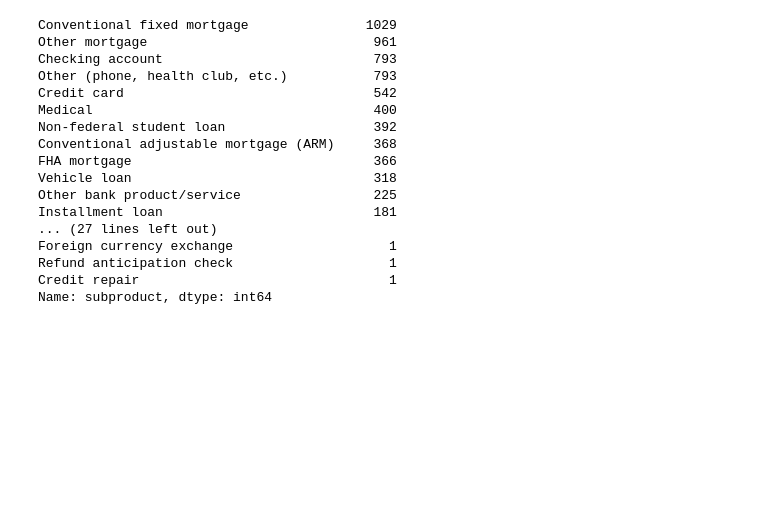
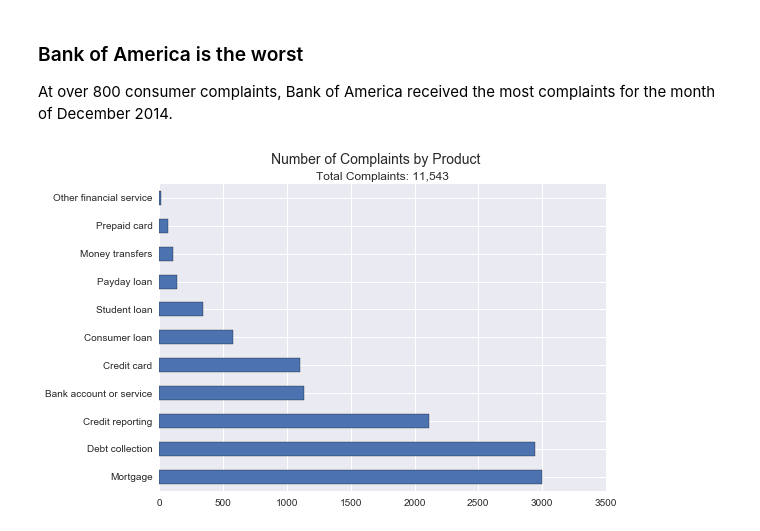
Before and after one commit to katjackson/consumer-complaints, a Jupyter notebook: consumer-complaints.ipynb, the cells around one changed output. Drawn from its saved outputs; the diff is of its cells as text; code cells hidden in the pictures; blank space fills up the shorter version.

```diff
--- a/consumer-complaints.ipynb
+++ b/consumer-complaints.ipynb
@@ -41,21 +35,10 @@ Name: company, dtype: int64
-# %%
-complaints['state'].value_counts()
-complaints['subproduct'].value_counts()
-# %% [output]
-Conventional fixed mortgage               1029
-Other mortgage                             961
-Checking account                           793
-Other (phone, health club, etc.)           793
-Credit card                                542
-Medical                                    400
-Non-federal student loan                   392
-Conventional adjustable mortgage (ARM)     368
-FHA mortgage                               366
-Vehicle loan                               318
-Other bank product/service                 225
-Installment loan                           181
-... (27 lines left out)
-Foreign currency exchange                    1
-Refund anticipation check                    1
-Credit repair                                1
-Name: subproduct, dtype: int64
+# %% [markdown]
+### Bank of America is the worst
+At over 800 consumer complaints, Bank of America received the most complaints for the month of December 2014.
+# %%
+complaints['product'].value_counts().plot(kind='barh')
+plt.suptitle('Number of Complaints by Product', fontsize=14)
+plt.title('Total Complaints: 11,543')
+plt.show()
+# %% [output]
+[figure, added]
```
Also changed, not shown: parts of 7 cells of this notebook.
